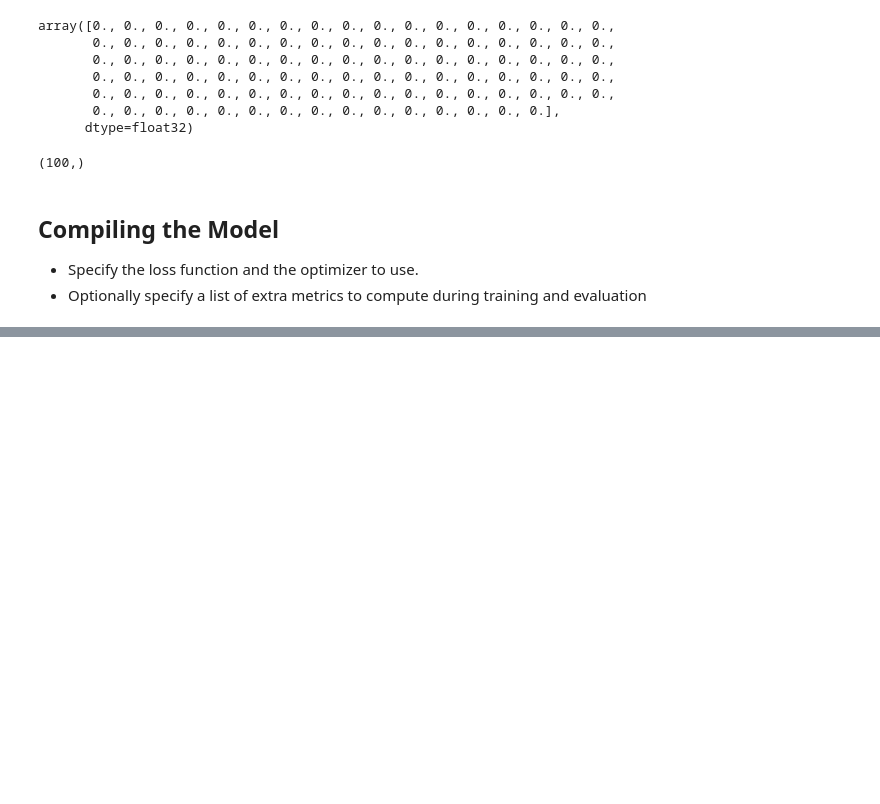
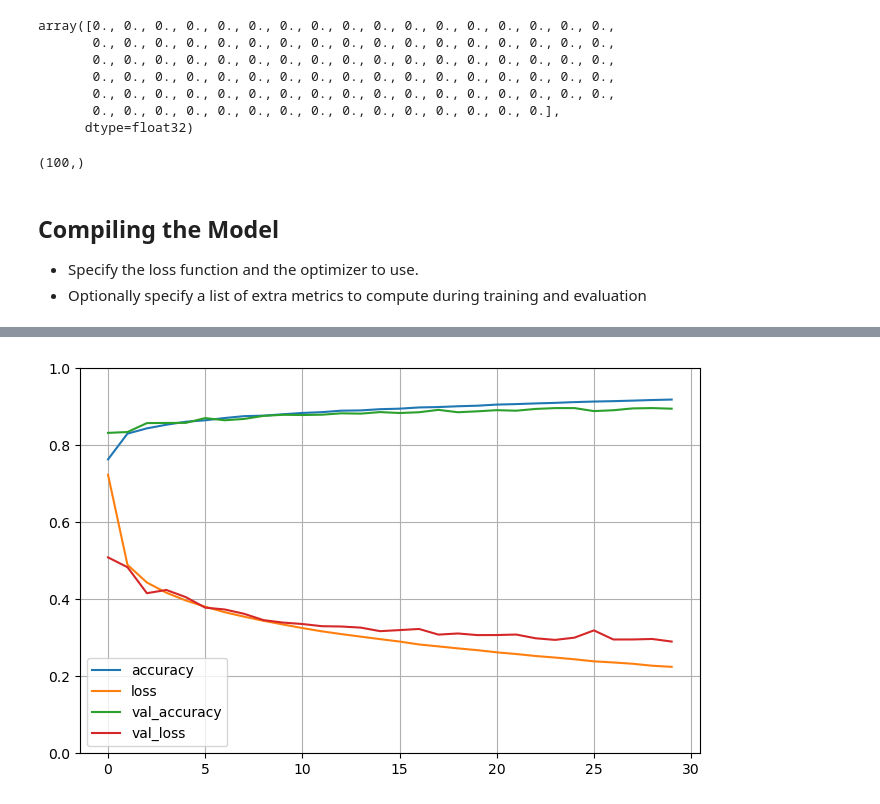
Before and after one commit to itsdivya1309/Machine-Learning, a Jupyter notebook: Projects/Simple Image Classifier.ipynb, the cells around one changed output, grey strips where cells are left out. Cells and saved outputs as stored; diff of their text form; code cells hidden in the pictures; blank space fills up the shorter version.

```diff
--- a/Projects/Simple Image Classifier.ipynb
+++ b/Projects/Simple Image Classifier.ipynb
@@ -190,0 +182,9 @@ Epoch 30/30
+# %%
+import pandas as pd
+import matplotlib.pyplot as plt
+pd.DataFrame(history.history).plot(figsize=(8, 5))
+plt.grid(True)
+plt.gca().set_ylim(0, 1) # set the vertical range to [0-1]
+plt.show()
+# %% [output]
+[figure, added]
```
Also changed, not shown: parts of 18 cells of this notebook.
